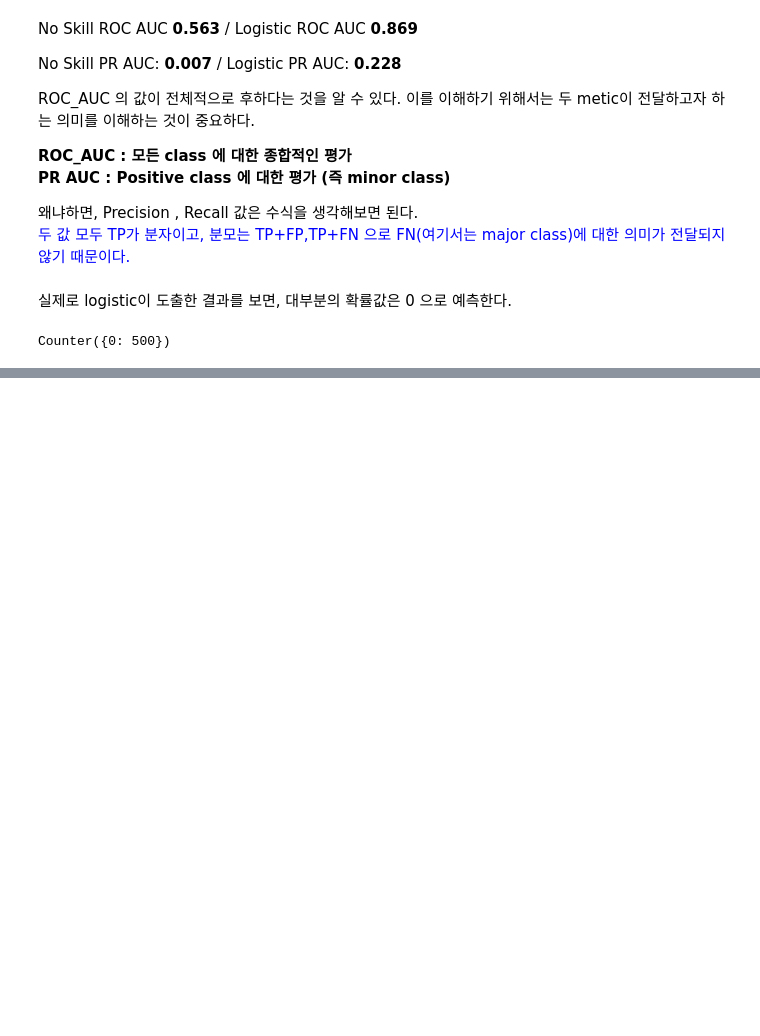
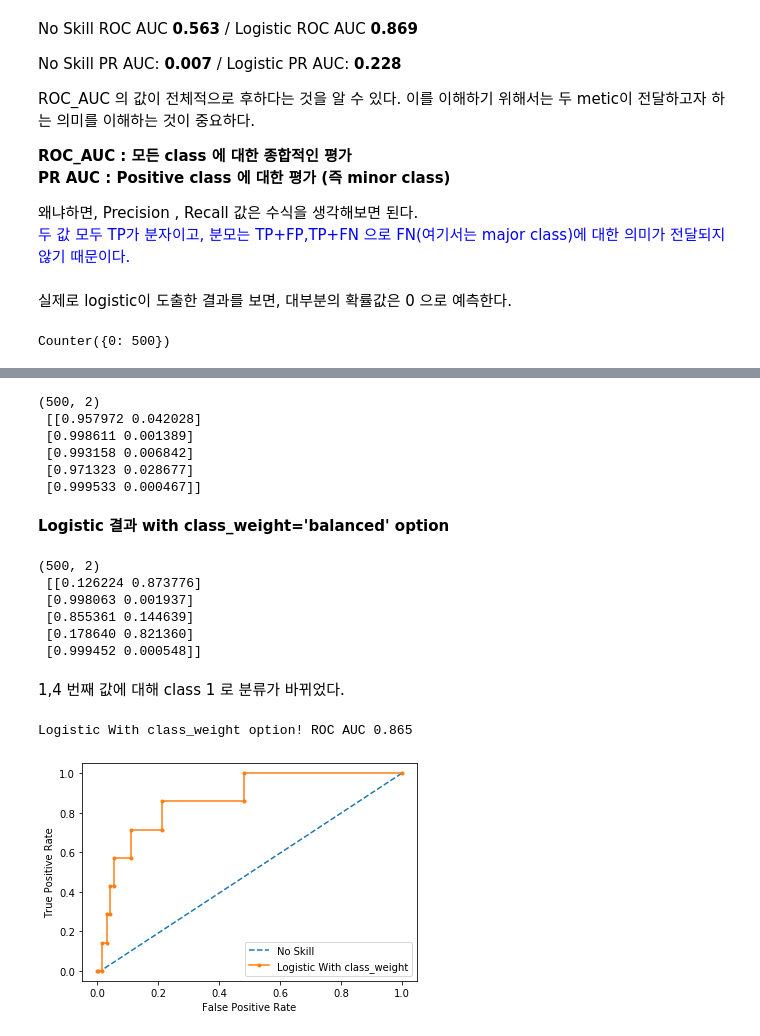
Before and after one commit to cypision/Alchemy-in-MLDL, a Jupyter notebook: ML_Area/Imbalanced_Precision_Recall_Curve.ipynb, the cells around one changed output, grey strips where cells are left out. Drawn from its saved outputs; the diff is of its cells as text; code cells hidden in the pictures; blank space fills up the shorter version.

```diff
--- a/ML_Area/Imbalanced_Precision_Recall_Curve.ipynb
+++ b/ML_Area/Imbalanced_Precision_Recall_Curve.ipynb
@@ -203,0 +217,41 @@ Counter({0: 500})
+# %%
+## 비교를 위해서, 일반 logistic 모델결과를의 proba값만 0:5 를 보자면, 일단 많이 달라진 것을 알수있다.
+## class_weight='balanced' 없이 수행한 일반모델 결과
+yhat = model.predict_proba(testX)
+print(yhat.shape,'\n',yhat[0:5])
+# %% [output]
+(500, 2)
+ [[0.957972 0.042028]
+ [0.998611 0.001389]
+ [0.993158 0.006842]
+ [0.971323 0.028677]
+ [0.999533 0.000467]]
+# %% [markdown]
+**Logistic 결과 with class_weight='balanced' option**
+# %%
+# fit a model
+model_balance = LogisticRegression(solver='lbfgs',class_weight='balanced')
+model_balance.fit(trainX, trainy)
+yhat_bal = model_balance.predict_proba(testX)
+print(yhat_bal.shape,'\n',yhat_bal[0:5])
+model_probs_balance = yhat_bal[:, 1]
+# %% [output]
+(500, 2)
+ [[0.126224 0.873776]
+ [0.998063 0.001937]
+ [0.855361 0.144639]
+ [0.178640 0.821360]
+ [0.999452 0.000548]]
+# %% [markdown]
+1,4 번째 값에 대해 class 1 로 분류가 바뀌었다.
+# %%
+# calculate roc auc
+roc_auc = roc_auc_score(testy, model_probs_balance)
+print('Logistic With class_weight option! ROC AUC %.3f' % roc_auc)
+# %% [output]
+Logistic With class_weight option! ROC AUC 0.865
+# %%
+# plot roc curves
+plot_roc_curve(testy, naive_probs, model_probs_balance,clf_name='Logistic With class_weight')
+# %% [output]
+[figure, added]
```
Also changed, not shown: parts of 30 cells of this notebook.
